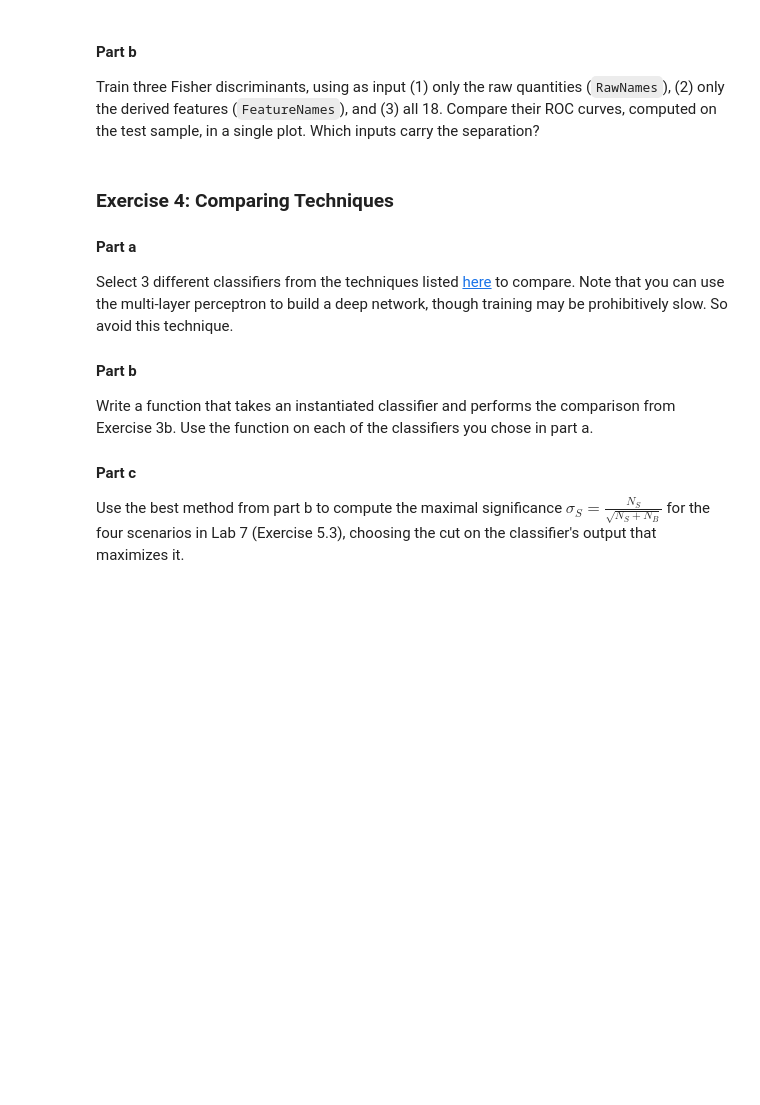
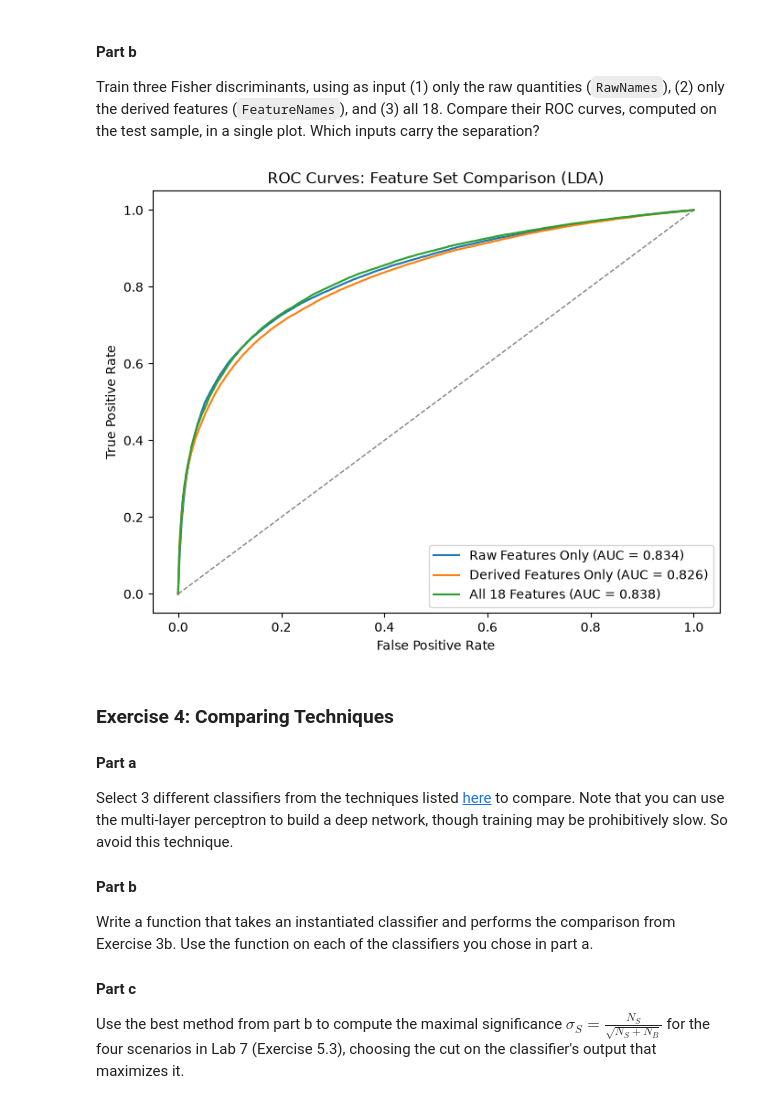
Before and after one commit to nehan-ahamed/DATA3402.Fall.2026, a Jupyter notebook: Labs/Lab.8/Lab.8.ipynb, the cells around one changed output. Drawn from its saved outputs; the diff is of its cells as text; code cells hidden in the pictures; blank space fills up the shorter version.

```diff
--- a/Labs/Lab.8/Lab.8.ipynb
+++ b/Labs/Lab.8/Lab.8.ipynb
@@ -93,6 +119,42 @@ Compare the ROC curves computed on the test and on the training samples, in a si
 #### Part b
 
 Train three Fisher discriminants, using as input (1) only the raw quantities (`RawNames`), (2) only the derived features (`FeatureNames`), and (3) all 18. Compare their ROC curves, computed on the test sample, in a single plot. Which inputs carry the separation?
+# %%
+
+X_Train_raw = Train_Sample[RawNames]
+X_Test_raw = Test_Sample[RawNames]
+
+X_Train_feat = Train_Sample[FeatureNames]
+X_Test_feat = Test_Sample[FeatureNames]
+
+X_Train_all = Train_Sample[VarNames[1:]]
+X_Test_all = Test_Sample[VarNames[1:]]
+
+
+Fisher_raw = DA.LinearDiscriminantAnalysis().fit(X_Train_raw, y_Train)
+Fisher_feat = DA.LinearDiscriminantAnalysis().fit(X_Train_feat, y_Train)
+Fisher_all = DA.LinearDiscriminantAnalysis().fit(X_Train_all, y_Train)
+
+score_raw = Fisher_raw.decision_function(X_Test_raw)
+score_feat = Fisher_feat.decision_function(X_Test_feat)
+score_all = Fisher_all.decision_function(X_Test_all)
+
+fpr_r, tpr_r, _ = roc_curve(y_Test, score_raw)
+fpr_f, tpr_f, _ = roc_curve(y_Test, score_feat)
+fpr_a, tpr_a, _ = roc_curve(y_Test, score_all)
+
+plt.figure(figsize=(8, 6))
+plt.plot(fpr_r, tpr_r, label=f'Raw Features Only (AUC = {auc(fpr_r, tpr_r):.3f})')
+plt.plot(fpr_f, tpr_f, label=f'Derived Features Only (AUC = {auc(fpr_f, tpr_f):.3f})')
+plt.plot(fpr_a, tpr_a, label=f'All 18 Features (AUC = {auc(fpr_a, tpr_a):.3f})')
+plt.plot([0, 1], [0, 1], color='gray', lw=1, linestyle='--')
+plt.xlabel('False Positive Rate')
+plt.ylabel('True Positive Rate')
+plt.title('ROC Curves: Feature Set Comparison (LDA)')
+plt.legend(loc="lower right")
+plt.show()
+# %% [output]
+[figure, added]
 # %% [markdown]
 ### Exercise 4: Comparing Techniques
 
```
Also changed, not shown: parts of 7 cells of this notebook.
